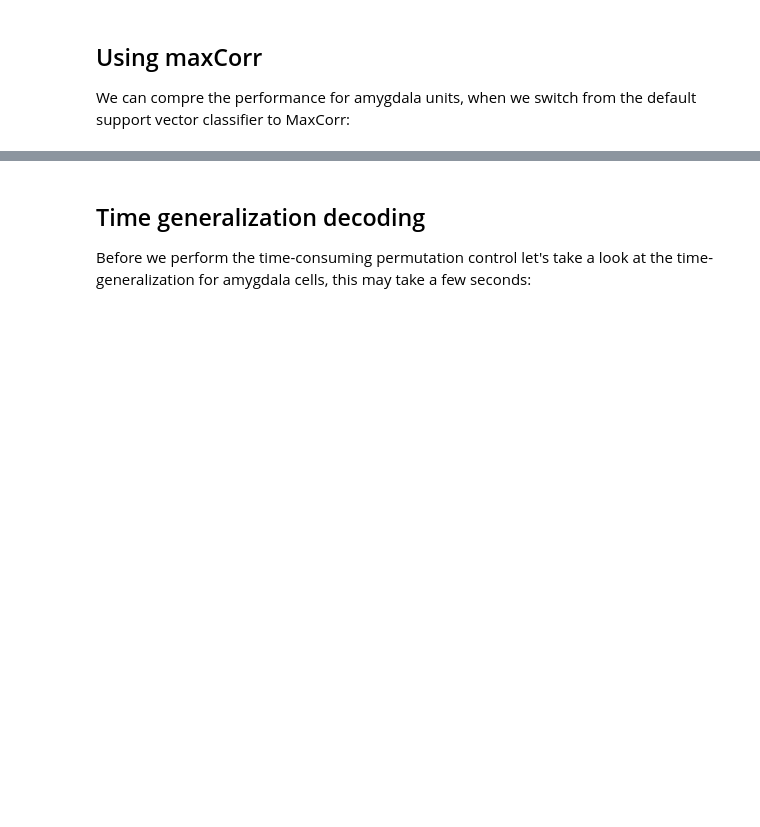
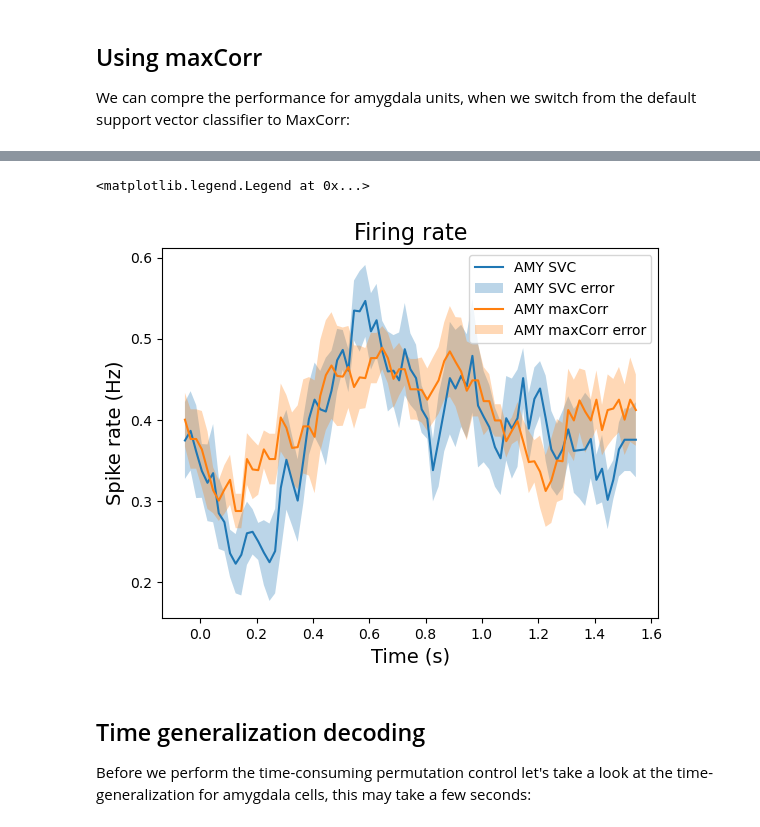
Before and after one commit to labianca/pylabianca, a Jupyter notebook: doc/decoding_example.ipynb, the cells around one changed output, grey strips where cells are left out. Drawn from its saved outputs; the diff is of its cells as text; code cells hidden in the pictures; blank space fills up the shorter version.

```diff
--- a/doc/decoding_example.ipynb
+++ b/doc/decoding_example.ipynb
@@ -144,3 +136,10 @@ Especially in the timerange where SVC has the highest accuracy, maxCorr does wor
+# %%
+ax = pln.viz.plot_spike_rate(score2, reduce_dim='fold')
+pln.viz.plot_spike_rate(scores2_mxc, reduce_dim='fold', ax=ax)
+ax.legend(['AMY SVC', 'AMY SVC error', 'AMY maxCorr', 'AMY maxCorr error'])
+# %% [output]
+<matplotlib.legend.Legend at 0x...>
+[figure, added]
 # %% [markdown]
 ## Time generalization decoding
 Before we perform the time-consuming permutation control let's take a look at the time-generalization for amygdala cells, this may take a few seconds:
```
Also changed, not shown: parts of 18 cells of this notebook.
